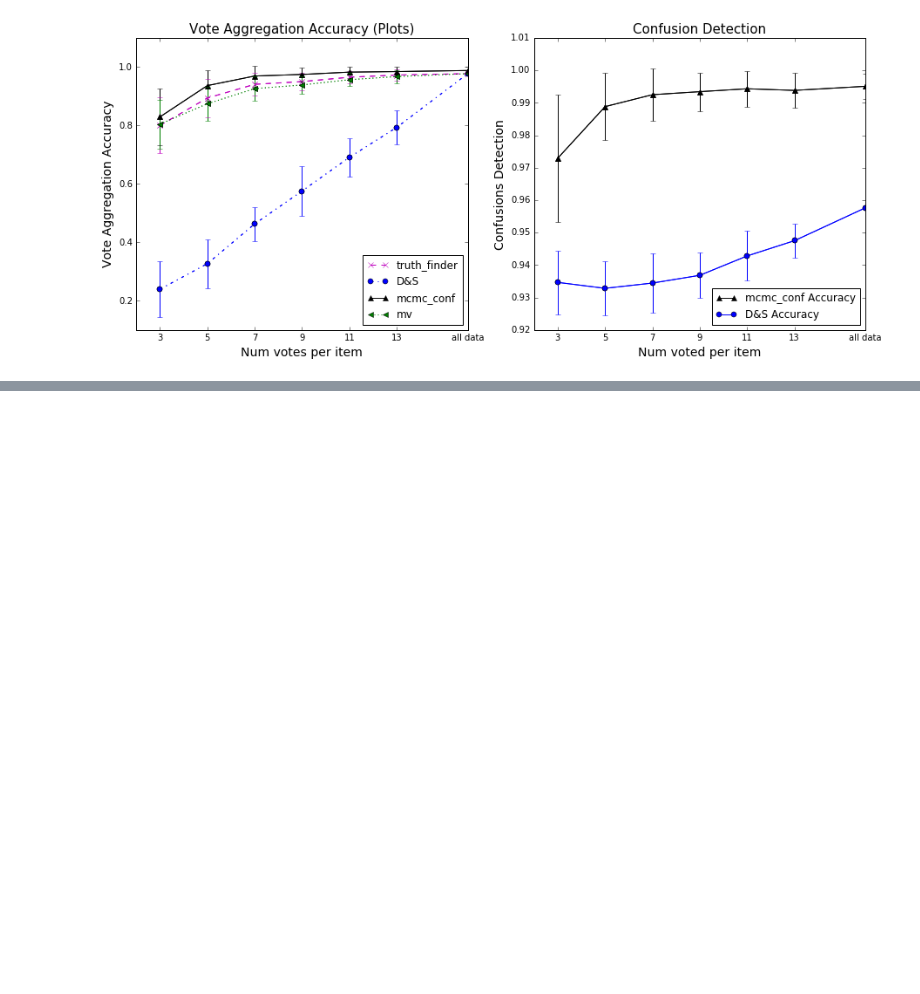
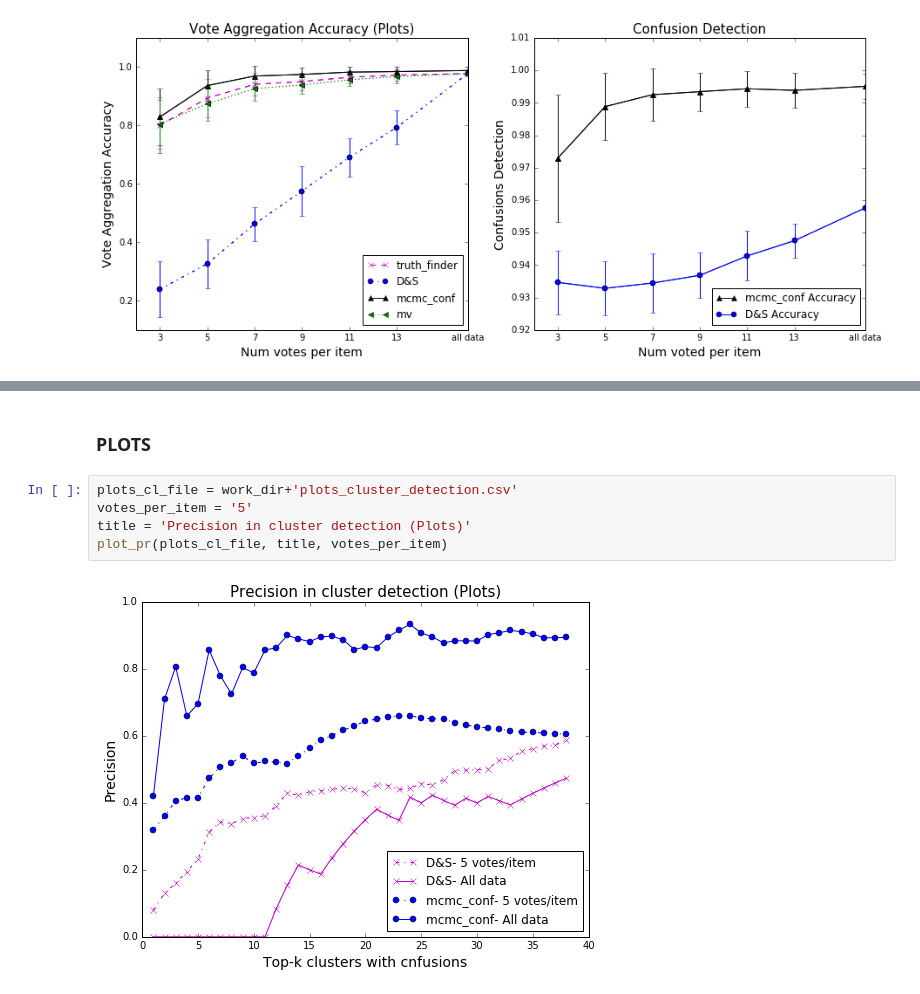
Before and after one commit to Evgeneus/fuzzy-data-fusion, a Jupyter notebook: experiment/notebooks/experiments.ipynb, the cells around one changed output, grey strips where cells are left out. Drawn from its saved outputs; the diff is of its cells as text; blank space fills up the shorter version.

```diff
--- a/experiment/notebooks/experiments.ipynb
+++ b/experiment/notebooks/experiments.ipynb
@@ -251,0 +290,9 @@ plot_accu(plots_file, title_plots)
+# %% [markdown]
+### PLOTS
+# %%
+plots_cl_file = work_dir+'plots_cluster_detection.csv'
+votes_per_item = '5'
+title = 'Precision in cluster detection (Plots)'
+plot_pr(plots_cl_file, title, votes_per_item)
+# %% [output]
+[figure, added]
```
Also changed, not shown: parts of 7 cells of this notebook.
